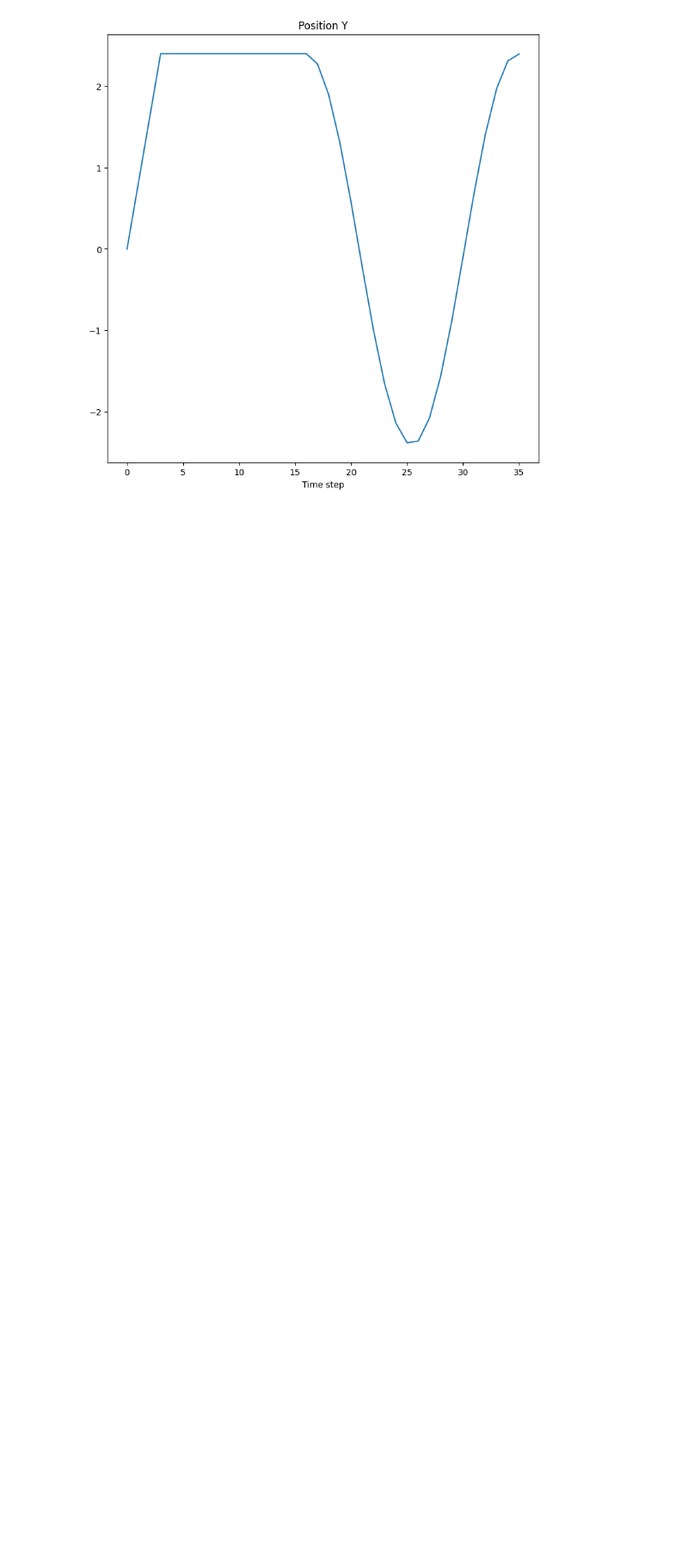
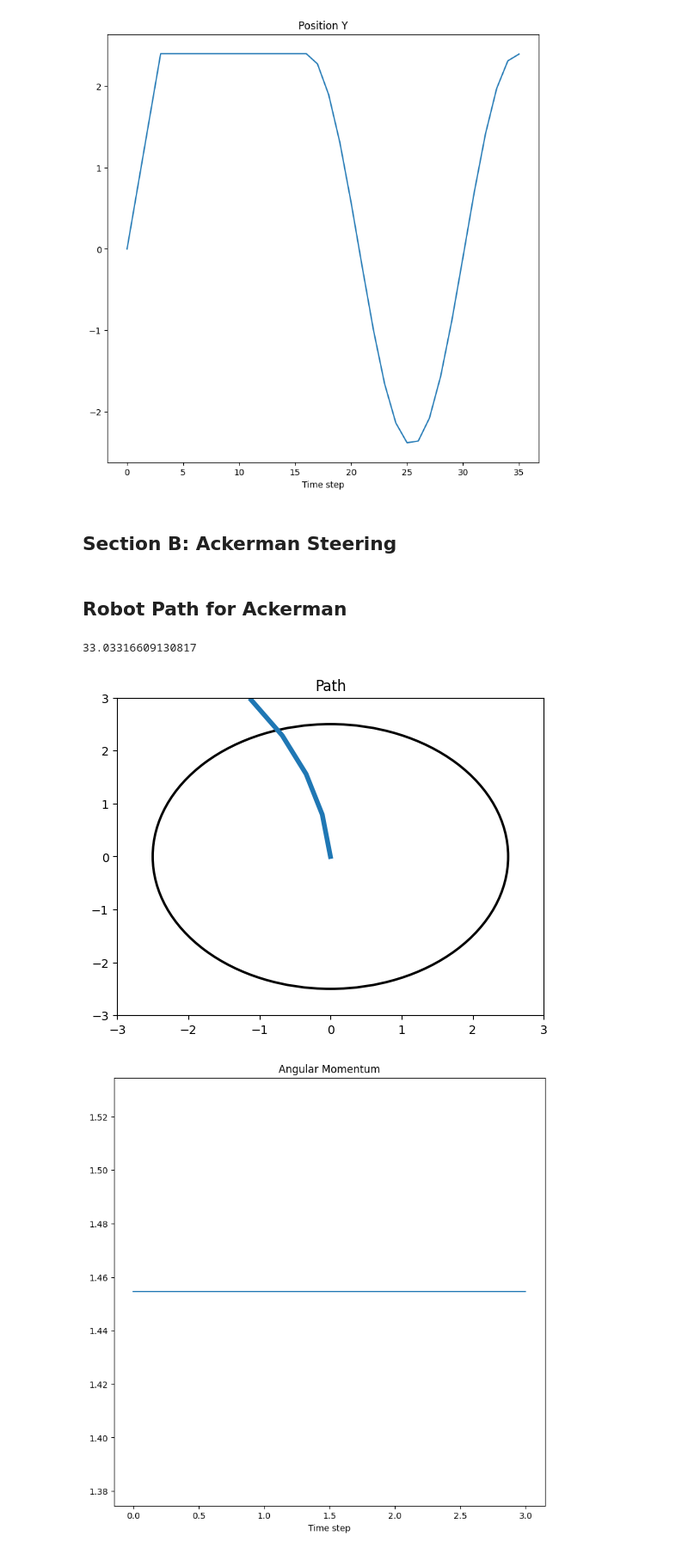
Before and after one commit to jonathan-crandall/CS5510-Robot-Intelligence, a Jupyter notebook: midterm_1.ipynb, the cells around one changed output. Shown at 86% size. Cells and saved outputs as stored; diff of their text form; code cells hidden in the pictures; blank space fills up the shorter version.

```diff
--- a/midterm_1.ipynb
+++ b/midterm_1.ipynb
@@ -125,9 +132,6 @@ angular_momentum = []
 # Move 2.4m up, .3 seconds at 8 m/s
 
 # turn for 4 seconds at 6.1875 +- m/s
-
-v1 = 8.92
-v2 = 7.08
 
 # 19 time steps
 
@@ -151,7 +155,7 @@ path_x.append(sub_path_x)
 path_y.append(sub_path_y)
 angular_momentum.append(sub_angular_momentum)
 
-duration, velocity_left, velocity_right = 1.9, v1, v2
+duration, velocity_left, velocity_right = 1.9, 8.92, 7.08
 sub_path_x, sub_path_y, sub_angular_momentum = robot.move_for_duration(duration, velocity_left, velocity_right, 0.1)
 
 
@@ -167,3 +173,5 @@ plot_path_x_y_angular_velocities(path_x, path_y, angular_momentum)
 [figure]
 [figure]
 [figure]
+# %% [markdown]
+## Section B: Ackerman Steering
@@ -169,0 +265,29 @@ plot_path_x_y_angular_velocities(path_x, path_y, angular_momentum)
+# %% [markdown]
+## Robot Path for Ackerman
+# %%
+robot = AckermanRobot(.75, .55)
+path_x = []
+path_y = []
+angular_momentum = []
+
+
+#First angle 0.634022719663 @ 0.4 sec
+
+#Straight 0.1 sec
+
+#Second angle 0.329771529972 @ ? sec
+
+# Move to outside of the circle
+# robot.theta = 0.634022719663
+sub_path_x, sub_path_y, sub_angular_momentum = robot.move_for_duration(.4, 8, 36, 0.1)
+print(robot.theta)
+
+path_x.append(sub_path_x)
+path_y.append(sub_path_y)
+angular_momentum.append(sub_angular_momentum)
+
+plot_path_x_y_angular_velocities(path_x, path_y, angular_momentum)
+# %% [output]
+33.03316609130817
+[figure, added]
+[figure, added]
```
Also changed, not shown: parts of 9 cells of this notebook.
